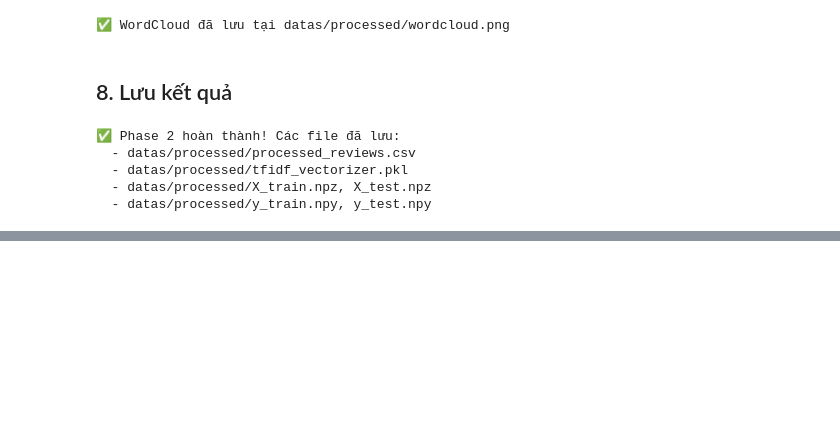
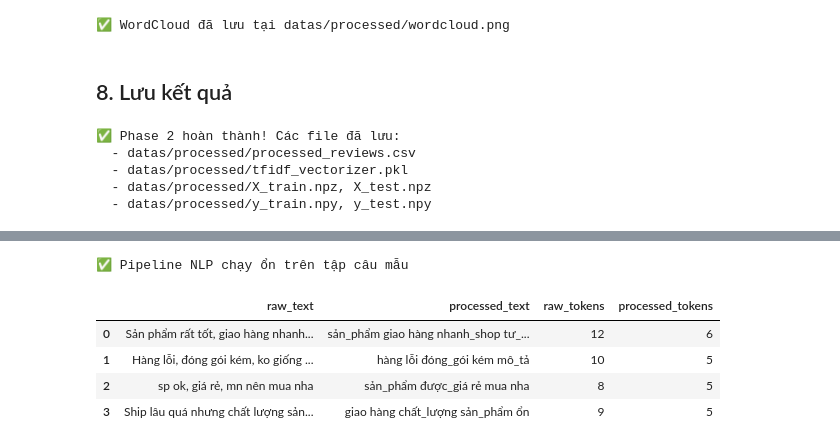
Before and after one commit to yuika-sama/ecom_recommendation, a Jupyter notebook: notebooks/02_nlp_preprocessing.ipynb, the cells around one changed output, grey strips where cells are left out. Cells and saved outputs as stored; diff of their text form; code cells hidden in the pictures; blank space fills up the shorter version.

```diff
--- a/notebooks/02_nlp_preprocessing.ipynb
+++ b/notebooks/02_nlp_preprocessing.ipynb
@@ -232,0 +237,28 @@ print(f'  - datas/processed/y_train.npy, y_test.npy')
+# %%
+import seaborn as sns
+
+# Regression test nhỏ cho pipeline tiền xử lý tiếng Việt
+sample_texts = [
+    'Sản phẩm rất tốt, giao hàng nhanh, shop tư vấn nhiệt tình!!!',
+    'Hàng lỗi, đóng gói kém, ko giống mô tả :(',
+    'sp ok, giá rẻ, mn nên mua nha',
+    'Ship lâu quá nhưng chất lượng sản phẩm ổn',
+]
+
+preprocess_tests = pd.DataFrame({
+    'raw_text': sample_texts,
+    'processed_text': [preprocess_text(text, stopwords=STOPWORDS, use_underthesea=UNDERTHESEA_AVAILABLE) for text in sample_texts],
+})
+preprocess_tests['raw_tokens'] = preprocess_tests['raw_text'].str.split().str.len()
+preprocess_tests['processed_tokens'] = preprocess_tests['processed_text'].str.split().str.len()
+
+assert preprocess_tests['processed_text'].str.len().gt(0).all(), 'Có câu bị xử lý thành chuỗi rỗng'
+print('✅ Pipeline NLP chạy ổn trên tập câu mẫu')
+display(preprocess_tests)
+# %% [output]
+✅ Pipeline NLP chạy ổn trên tập câu mẫu
+|  | raw_text | processed_text | raw_tokens | processed_tokens |
+| 0 | Sản phẩm rất tốt, giao hàng nhanh... | sản_phẩm giao hàng nhanh_shop tư_... | 12 | 6 |
+| 1 | Hàng lỗi, đóng gói kém, ko giống ... | hàng lỗi đóng_gói kém mô_tả | 10 | 5 |
+| 2 | sp ok, giá rẻ, mn nên mua nha | sản_phẩm được_giá rẻ mua nha | 8 | 5 |
+| 3 | Ship lâu quá nhưng chất lượng sản... | giao hàng chất_lượng sản_phẩm ổn | 9 | 5 |
```
Also changed, not shown: parts of 4 cells of this notebook, 19 other files.
